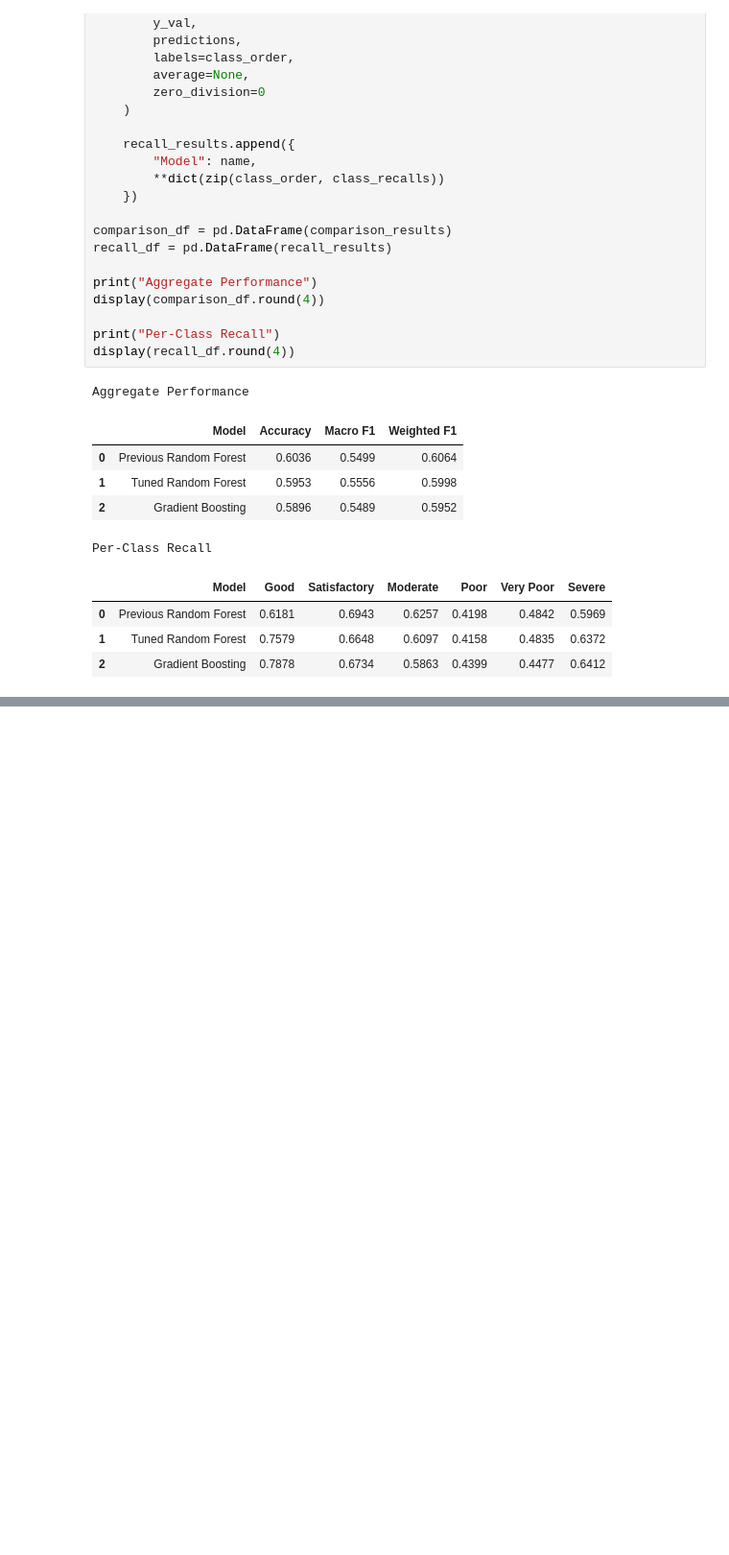
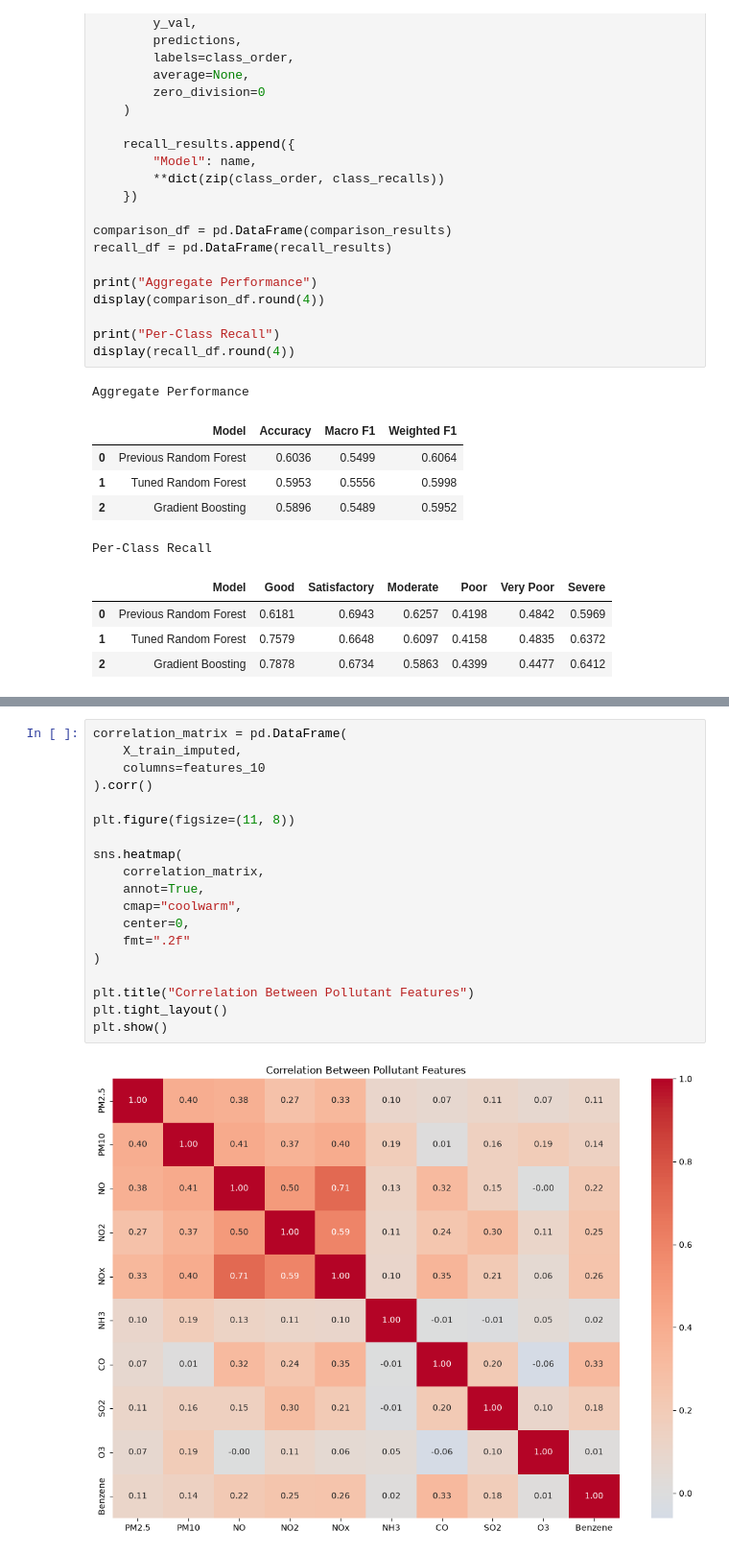
Before and after one commit to Fatimaaasaleem/air-quality-classification, a Jupyter notebook: notebooks/05_model_comparison_and_evaluation.ipynb, the cells around one changed output, grey strips where cells are left out. Shown at 96% size. Drawn from its saved outputs; the diff is of its cells as text; blank space fills up the shorter version.

```diff
--- a/notebooks/05_model_comparison_and_evaluation.ipynb
+++ b/notebooks/05_model_comparison_and_evaluation.ipynb
@@ -1062,0 +1272,21 @@ Per-Class Recall
+# %%
+correlation_matrix = pd.DataFrame(
+    X_train_imputed,
+    columns=features_10
+).corr()
+
+plt.figure(figsize=(11, 8))
+
+sns.heatmap(
+    correlation_matrix,
+    annot=True,
+    cmap="coolwarm",
+    center=0,
+    fmt=".2f"
+)
+
+plt.title("Correlation Between Pollutant Features")
+plt.tight_layout()
+plt.show()
+# %% [output]
+[figure, added]
```
Also changed, not shown: parts of 17 cells of this notebook, 1 other file.
